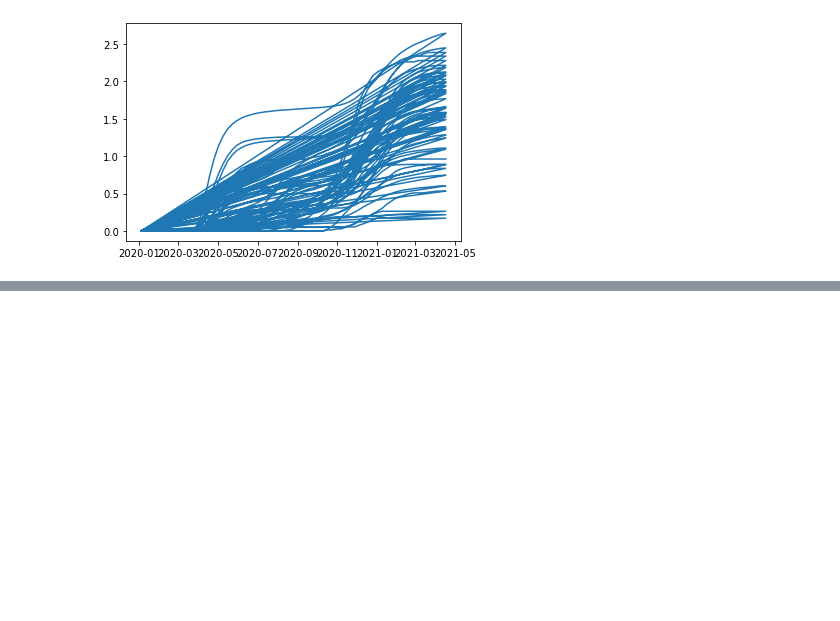
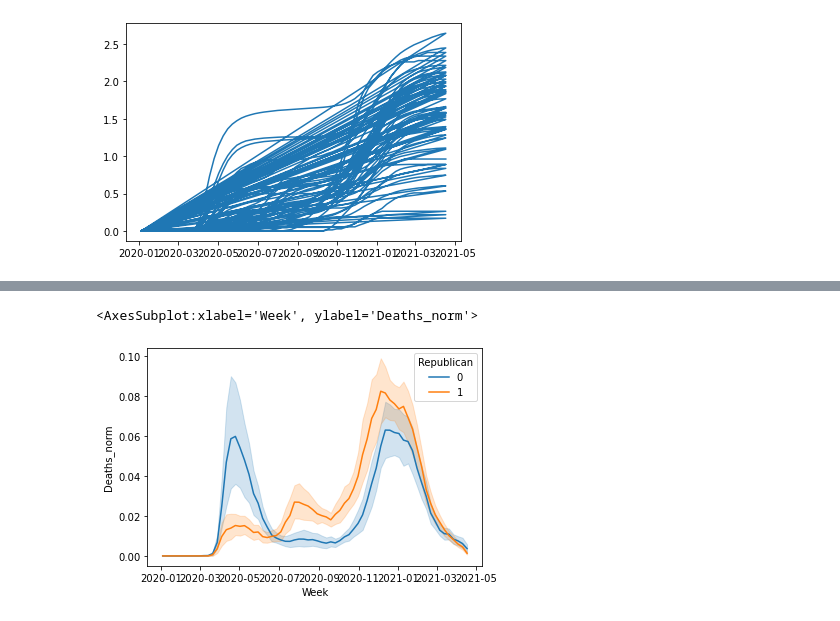
Before and after one commit to Corbin-Sparks/COVID-19-Capstone-2-Self-Analysis, a Jupyter notebook: COVID-19 Data Visualization.ipynb, the cells around one changed output, grey strips where cells are left out. Cells and saved outputs as stored; diff of their text form; code cells hidden in the pictures; blank space fills up the shorter version.

```diff
--- a/COVID-19 Data Visualization.ipynb
+++ b/COVID-19 Data Visualization.ipynb
@@ -108,0 +127,5 @@ sns.lineplot(x=x, y=y)
+# %%
+sns.lineplot(x='Week', y='Deaths_norm', hue='Republican', data=df)
+# %% [output]
+<AxesSubplot:xlabel='Week', ylabel='Deaths_norm'>
+[figure, added]
```
Also changed, not shown: parts of 28 cells of this notebook.
